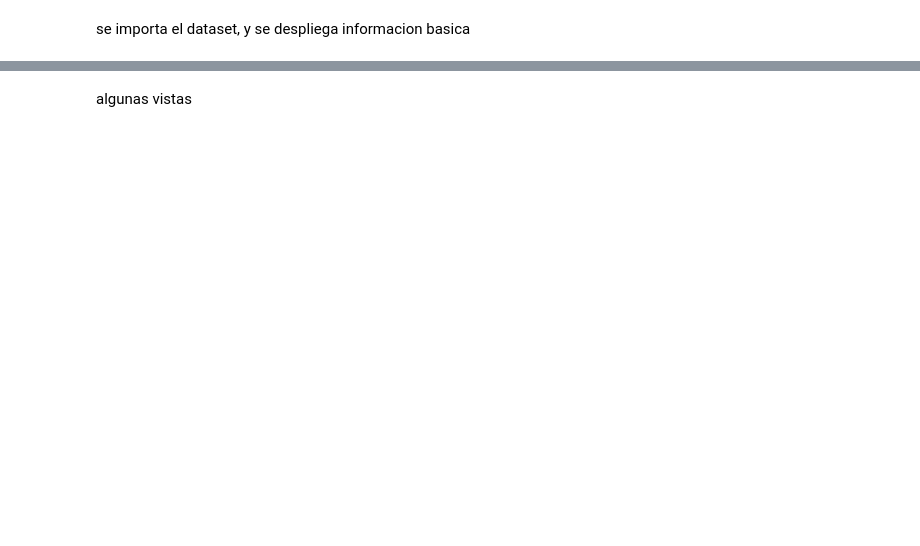
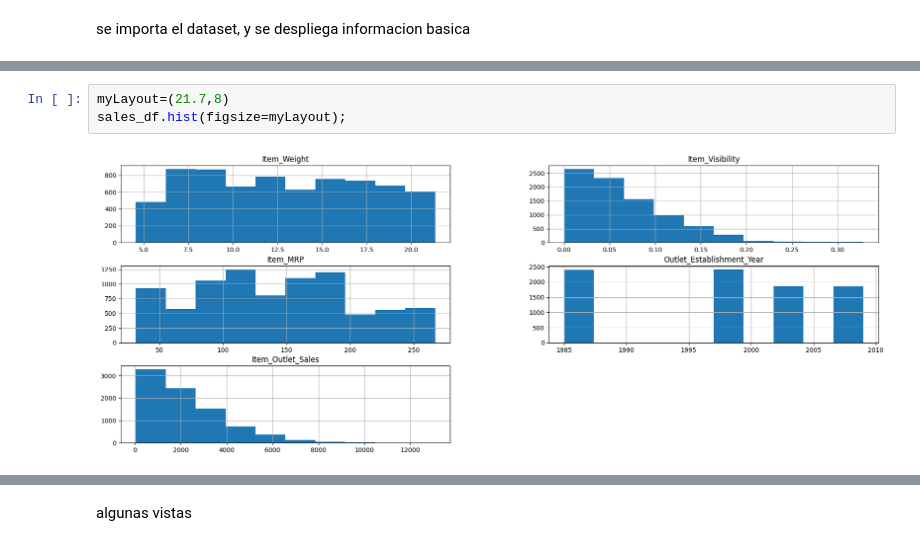
Before and after one commit to valentingracia/codingDojoDC, a Jupyter notebook: salesPredictionProy1.ipynb, the cells around one changed output, grey strips where cells are left out. Cells and saved outputs as stored; diff of their text form; blank space fills up the shorter version.

```diff
--- a/salesPredictionProy1.ipynb
+++ b/salesPredictionProy1.ipynb
@@ -54,0 +81,5 @@ Length: 4650, dtype: int64
+# %%
+myLayout=(21.7,8)
+sales_df.hist(figsize=myLayout);
+# %% [output]
+[figure, added]
```
Also changed, not shown: parts of 35 cells of this notebook.
